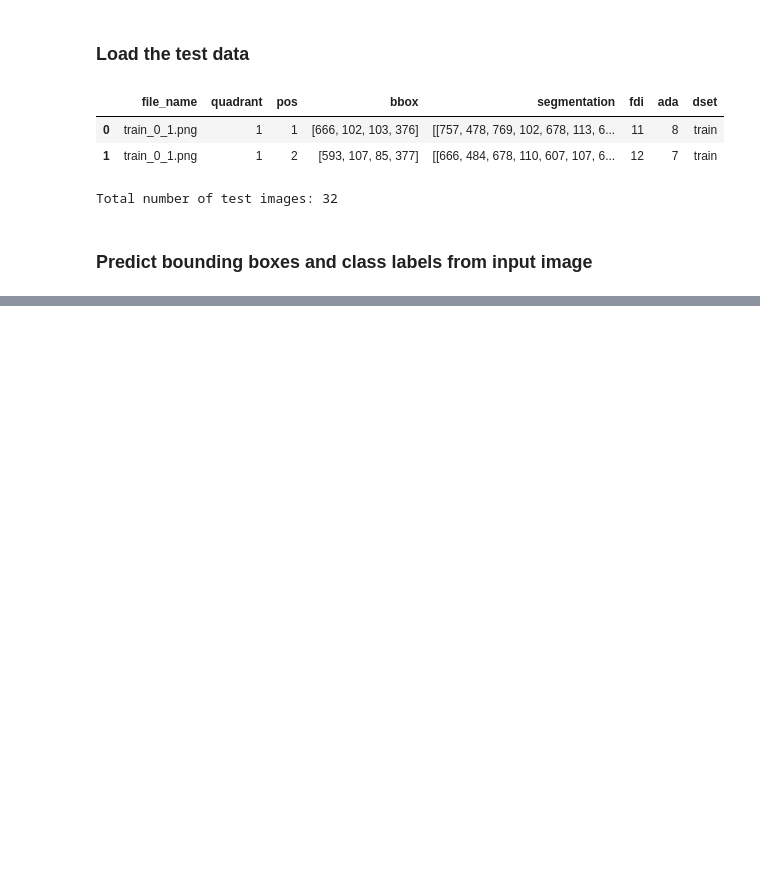
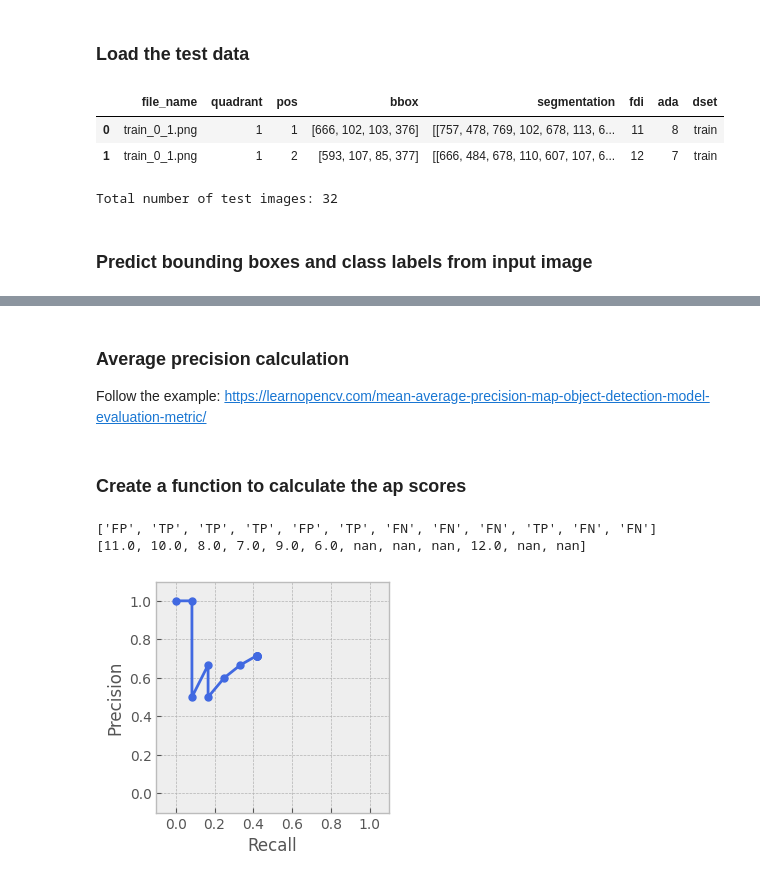
Before and after one commit to awerdich/detection, a Jupyter notebook: notebooks/09_dentex_metrics_AP.ipynb, the cells around one changed output, grey strips where cells are left out. Cells and saved outputs as stored; diff of their text form; code cells hidden in the pictures; blank space fills up the shorter version.

```diff
--- a/notebooks/09_dentex_metrics_AP.ipynb
+++ b/notebooks/09_dentex_metrics_AP.ipynb
@@ -300,0 +361,43 @@ display(output_df_label)
+# %% [markdown]
+### Average precision calculation ###
+Follow the example:
+https://learnopencv.com/mean-average-precision-map-object-detection-model-evaluation-metric/
+# %% [markdown]
+### Create a function to calculate the ap scores ###
+# %%
+score_list = [12, 11, 10, 9, 8, 7, 6, np.nan, np.nan, np.nan, np.nan, np.nan]
+pred_list = ['TP', 'FP', 'TP', 'FP', 'TP', 'TP', 'TP', 'FN', 'FN', 'FN', 'FN', 'FN']
+
+# Make a data frame
+pred_df = pd.DataFrame({'score': score_list,
+                        'prediction': pred_list})
+
+pred_df = pred_df.sample(frac=1)
+
+scores = pred_df['score'].tolist()
+preds = pred_df['prediction'].tolist()
+
+# We use this as an input into the function
+print(preds)
+print(scores)
+# %% [output]
+['FP', 'TP', 'TP', 'TP', 'FP', 'TP', 'FN', 'FN', 'FN', 'TP', 'FN', 'FN']
+[11.0, 10.0, 8.0, 7.0, 9.0, 6.0, nan, nan, nan, 12.0, nan, nan]
+# %%
+output = ap_scores(preds=preds, scores=scores)
+cs_recall = output.get('cs_recall')
+cs_precision = output.get('cs_precision')
+# %%
+plt.style.use('bmh')
+fig, ax = plt.subplots(figsize=(3, 3))
+ax.plot(cs_recall, cs_precision, color='royalblue', marker='o', markersize=5)
+ax.plot(cs_recall, cs_precision, color='royalblue', linewidth=0.5)
+ax.set(xlim=[-0.1, 1.1], xticks=np.arange(0, 1.1, 0.2),
+       ylim=[-0.1, 1.1], yticks=np.arange(0, 1.1, 0.2))
+ax.set(xlabel='Recall', ylabel='Precision')
+example_file_name = 'pr_example.png'
+example_file = os.path.join(output_dir, example_file_name)
+plt.savefig(example_file, bbox_inches='tight')
+plt.show()
+# %% [output]
+[figure, added]
```
Also changed, not shown: parts of 7 cells of this notebook, 2 other files.
